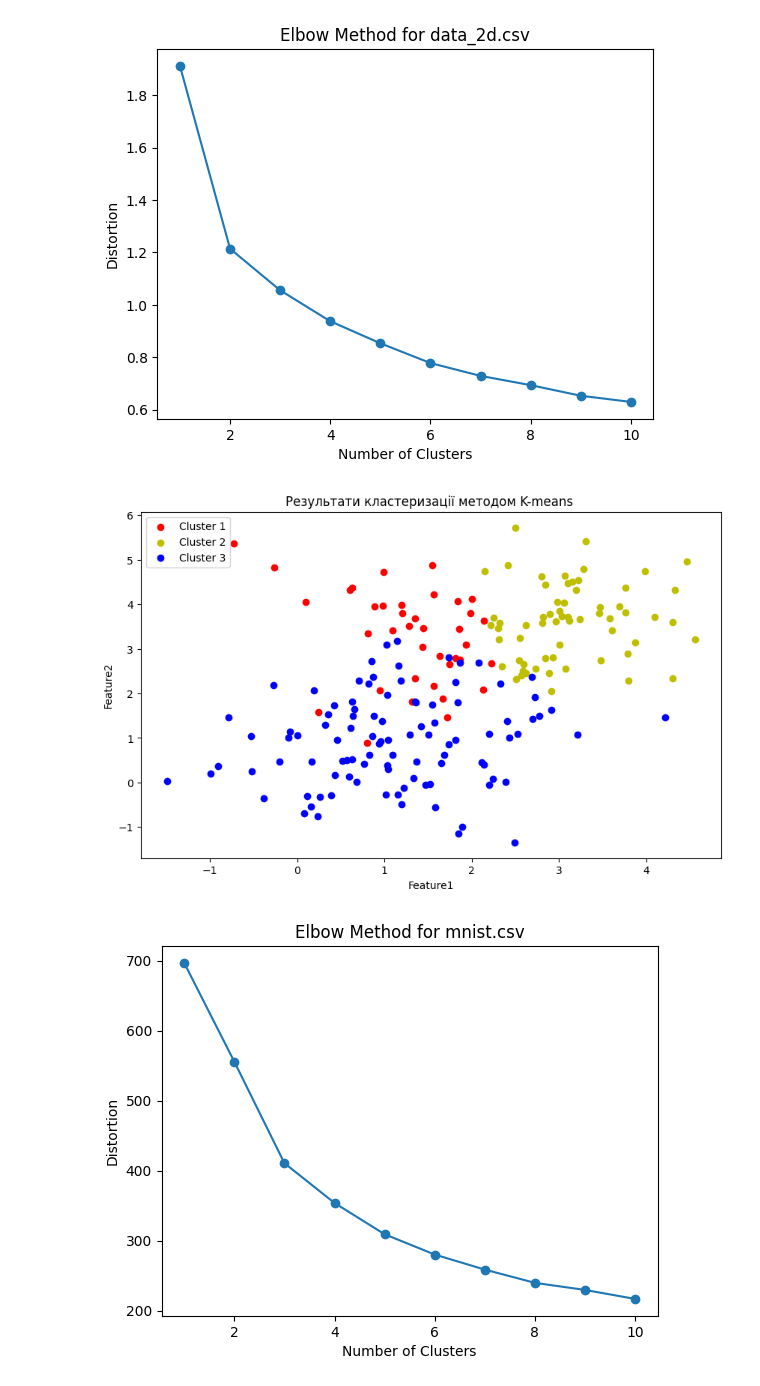
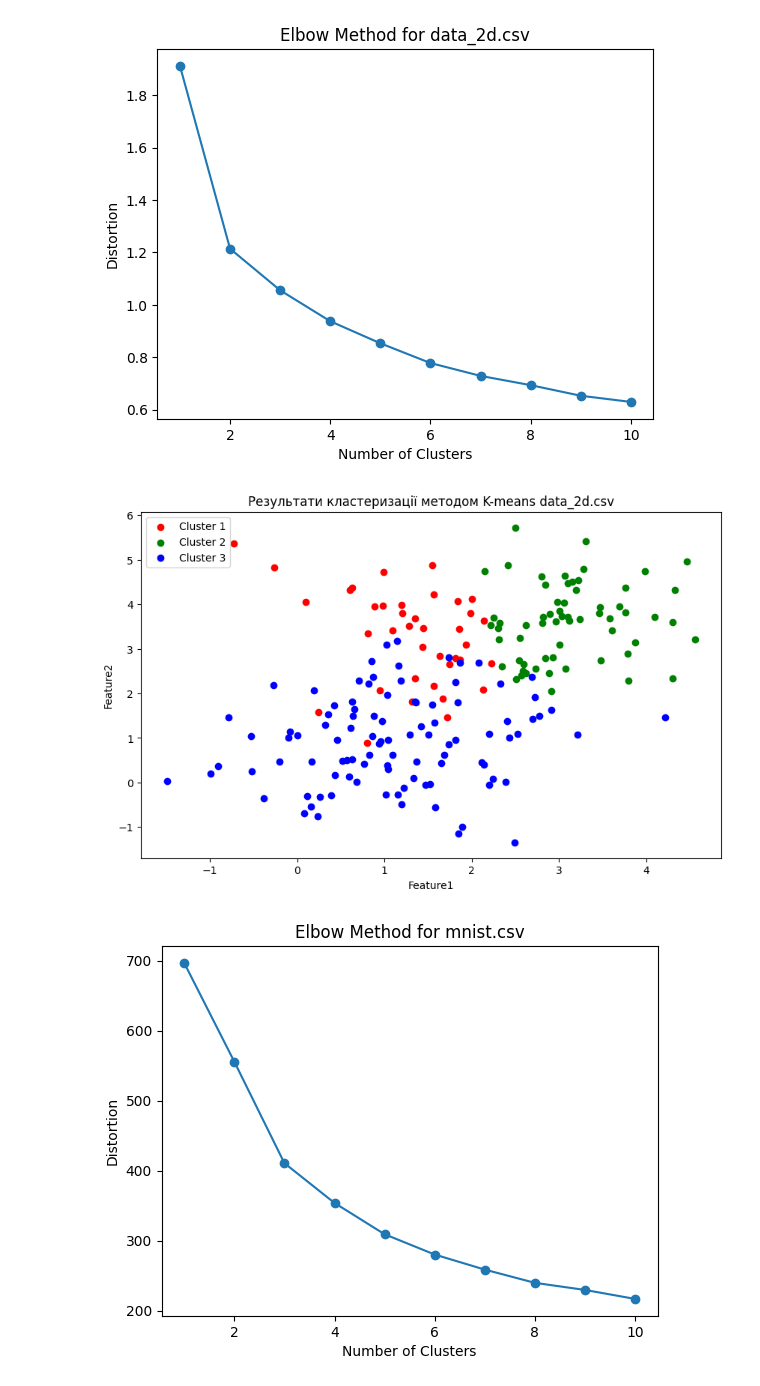
Before and after one commit to Andrii-Oliinyk-2726/Data_Science_HW6, a Jupyter notebook: Hw6.ipynb, the cells around one changed output. Drawn from its saved outputs; the diff is of its cells as text; code cells hidden in the pictures.

```diff
--- a/Hw6.ipynb
+++ b/Hw6.ipynb
@@ -56,32 +56,32 @@ plt.show()
 [figure]
 # %%
 scaler = StandardScaler()
-data_scaled = scaler.fit_transform(data)
+data_scaled = scaler.fit_transform(data_2d)
 
 num_clusters = 3
 
 kmeans = KMeans(n_clusters=num_clusters, random_state=0, n_init=10)
 kmeans.fit(data_scaled)
 
 cluster_labels = kmeans.labels_
 
 data_2d['Cluster'] = cluster_labels
 
-colors = ['r', 'y', 'b']
+colors = ['r', 'g', 'b']
 
 # Створюємо графік і намалюємо точки для кожного кластеру
 plt.figure(figsize=(10, 6))
 for cluster in range(num_clusters):
     cluster_data = data_2d[data_2d['Cluster'] == cluster]
     plt.scatter(cluster_data.iloc[:, 1], cluster_data.iloc[:, 2], c=colors[cluster], label=f'Cluster {cluster + 1}')
 
 plt.xlabel('Feature1')
 plt.ylabel('Feature2')
-plt.title('Результати кластеризації методом K-means ')
+plt.title('Результати кластеризації методом K-means data_2d.csv')
 plt.legend()
 plt.show()
 # %% [output]
-[figure, old version]
+[figure, new version]
 # %%
 # Для mnist.csv
 X_mnist = mnist.values
```
